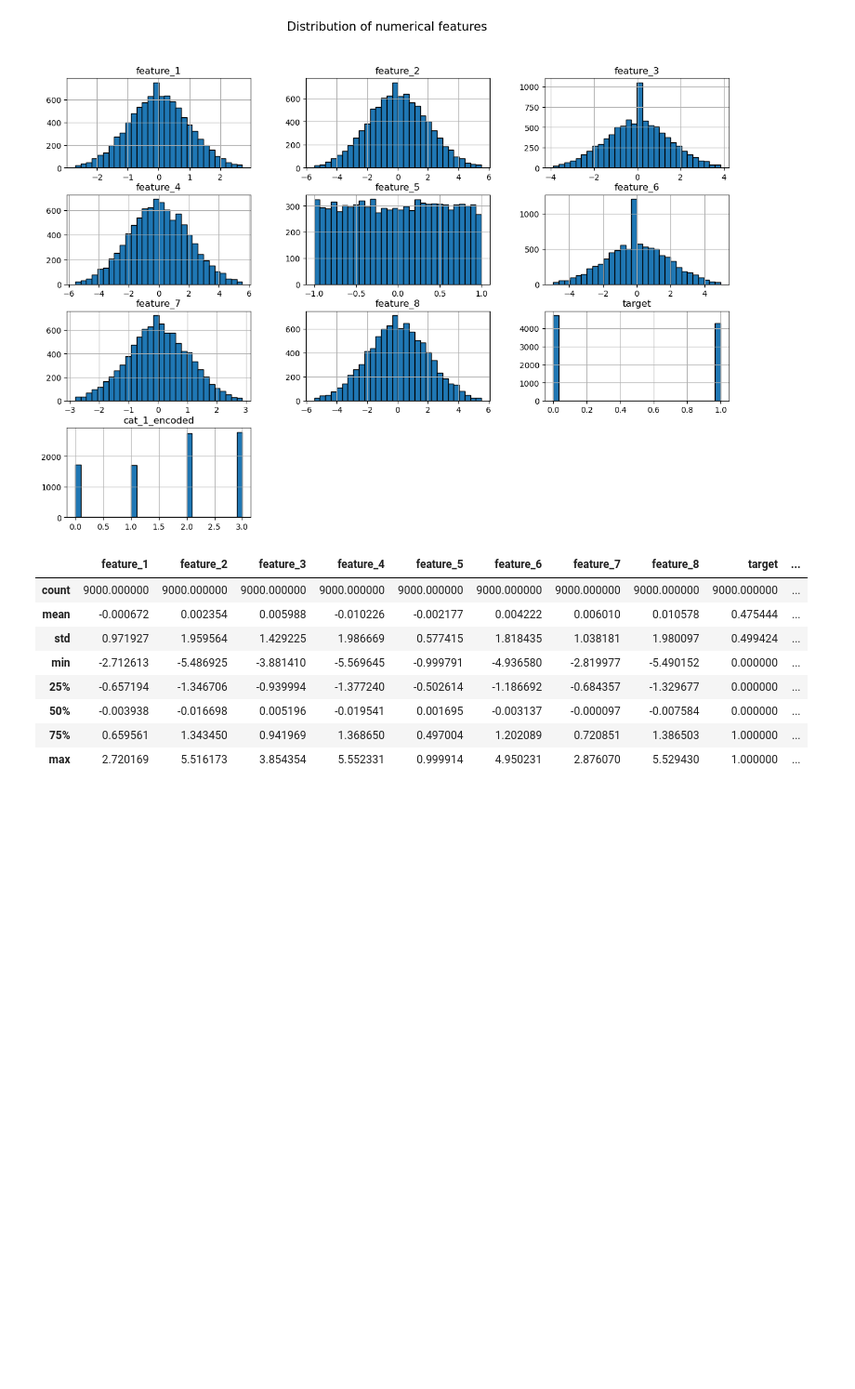
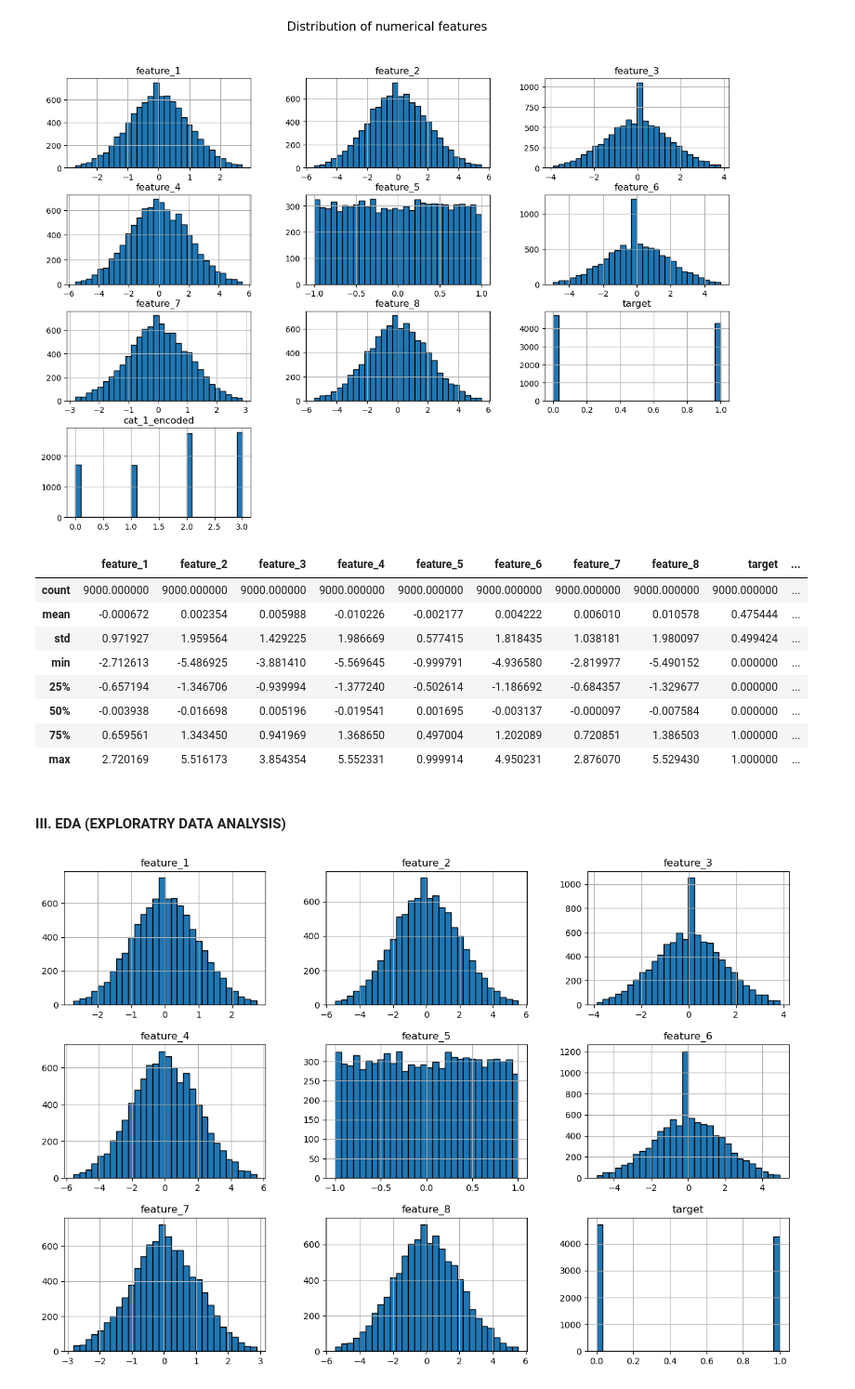
Before and after one commit to Montasir00/Ml_final_project, a Jupyter notebook: Final_Project.ipynb, the cells around one changed output. Shown at 93% size. Cells and saved outputs as stored; diff of their text form; code cells hidden in the pictures; blank space fills up the shorter version.

```diff
--- a/Final_Project.ipynb
+++ b/Final_Project.ipynb
@@ -437,0 +449,7 @@ df_stage2.describe()
+# %% [markdown]
+#### III. EDA (EXPLORATRY DATA ANALYSIS)
+# %%
+df_stage1.hist(bins = 30, figsize=(15,10), edgecolor = 'black')
+plt.show()
+# %% [output]
+[figure, added]
```
Also changed, not shown: parts of 24 cells of this notebook, 1 other file.
